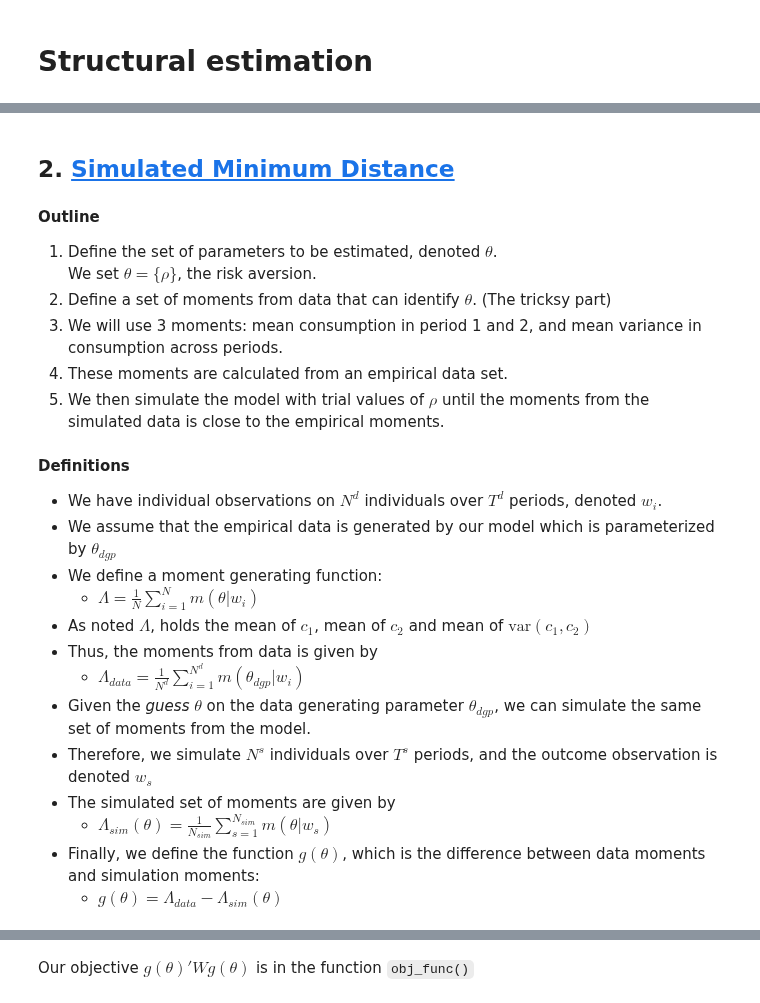
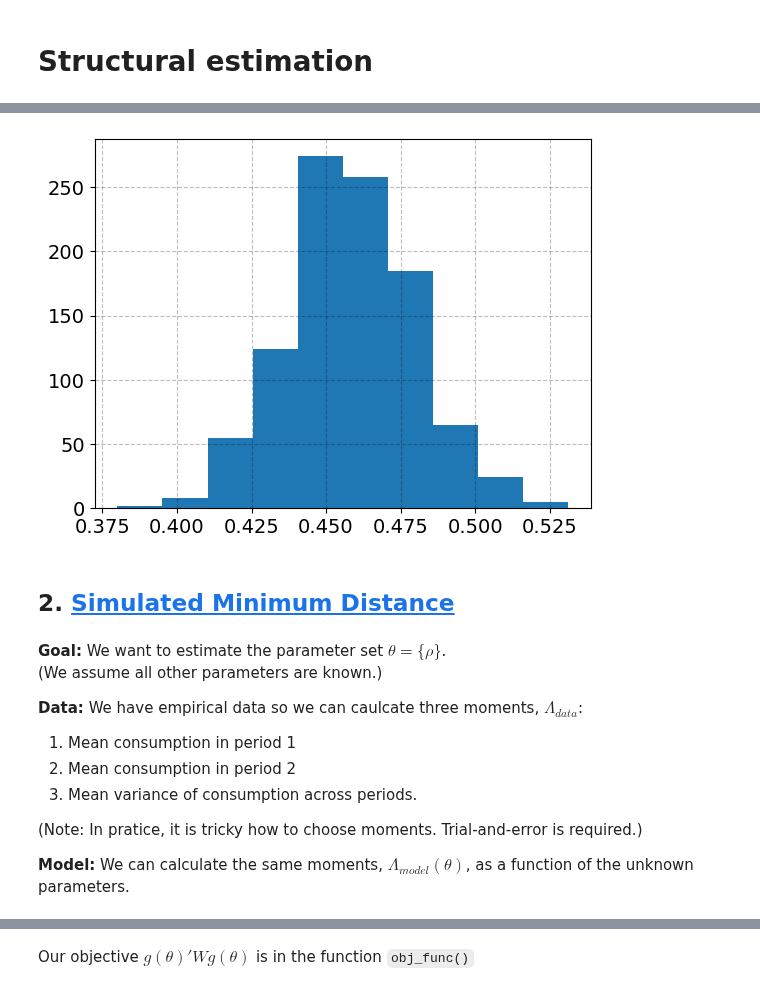
Before and after one commit to NumEconCopenhagen/IntroProg-lectures, a Jupyter notebook: 4 - Structural estimation/Structural estimation.ipynb, the cells around one changed output, grey strips where cells are left out. Saved outputs shown, nothing was run; the diff lists cells and outputs as text; code cells hidden in the pictures.

```diff
--- a/4 - Structural estimation/Structural estimation.ipynb
+++ b/4 - Structural estimation/Structural estimation.ipynb
@@ -82,26 +119,22 @@ $$
+# %%
+fig = plt.figure()
+ax = fig.add_subplot(1,1,1)
+ax.hist(model.sim.c1);
+# %% [output]
+[figure, added]
 # %% [markdown]
 ## 2. <a id='toc2_'></a>[Simulated Minimum Distance](#toc0_)
-# %% [markdown]
-**Outline**
-1. Define the set of parameters to be estimated, denoted $\theta$. <br>We set $\theta = \{\rho\}$, the risk aversion.
-2. Define a set of moments from data that can identify $\theta$. (The tricksy part)
-3. We will use 3 moments: mean consumption in period 1 and 2, and mean variance in consumption across periods.
-4. These moments are calculated from an empirical data set.
-5. We then simulate the model with trial values of $\rho$ until the moments from the simulated data is close to the empirical moments.
-# %% [markdown]
-**Definitions**
-
-* We have individual observations on $N^d$ individuals over $T^d$ periods, denoted $w_i$.
-* We assume that the empirical  data is generated by our model which is parameterized by $\theta_{dgp}$
-* We define a moment generating function:
-    * $\Lambda = \frac{1}{N}\sum_{i=1}^N m(\theta|w_i)$
-* As noted $\Lambda$, holds the mean of $c_1$, mean of $c_2$ and mean of $\text{var}(c_1,c_2)$
-* Thus, the moments from data is given by
-    * $\Lambda_{data} = \frac{1}{N^d}\sum_{i=1}^{N^d} m(\theta_{dgp}|w_i)$
-* Given the *guess* $\theta$ on the data generating parameter $\theta_{dgp}$, we can simulate the same set of moments from the model.
-* Therefore, we simulate $N^s$ individuals over $T^s$ periods, and the outcome observation is denoted $w_s$
-* The simulated set of moments are given by
-    * $\Lambda_{sim}(\theta) = \frac{1}{N_{sim}}\sum_{s=1}^{N_{sim}} m(\theta|w_s)$
-* Finally, we define the function $g(\theta)$, which is the difference between data moments and simulation moments:
-    * $g(\theta)=\Lambda_{data}-\Lambda_{sim}(\theta)$
+# %% [markdown]
+**Goal:** We want to estimate the parameter set $\theta = \{\rho\}$.<br>
+(We assume all other parameters are known.)
+
+**Data:** We have empirical data so we can caulcate three moments, $\Lambda_{data}$:
+
+1. Mean consumption in period 1
+2. Mean consumption in period 2
+3. Mean variance of consumption across periods.
+
+(Note: In pratice, it is tricky how to choose moments. Trial-and-error is required.)
+
+**Model:** We can calculate the same moments, $\Lambda_{model}(\theta)$, as a function of the unknown parameters.
 # %% [markdown]
```
Also changed, not shown: parts of 53 cells of this notebook, 13 other files.
